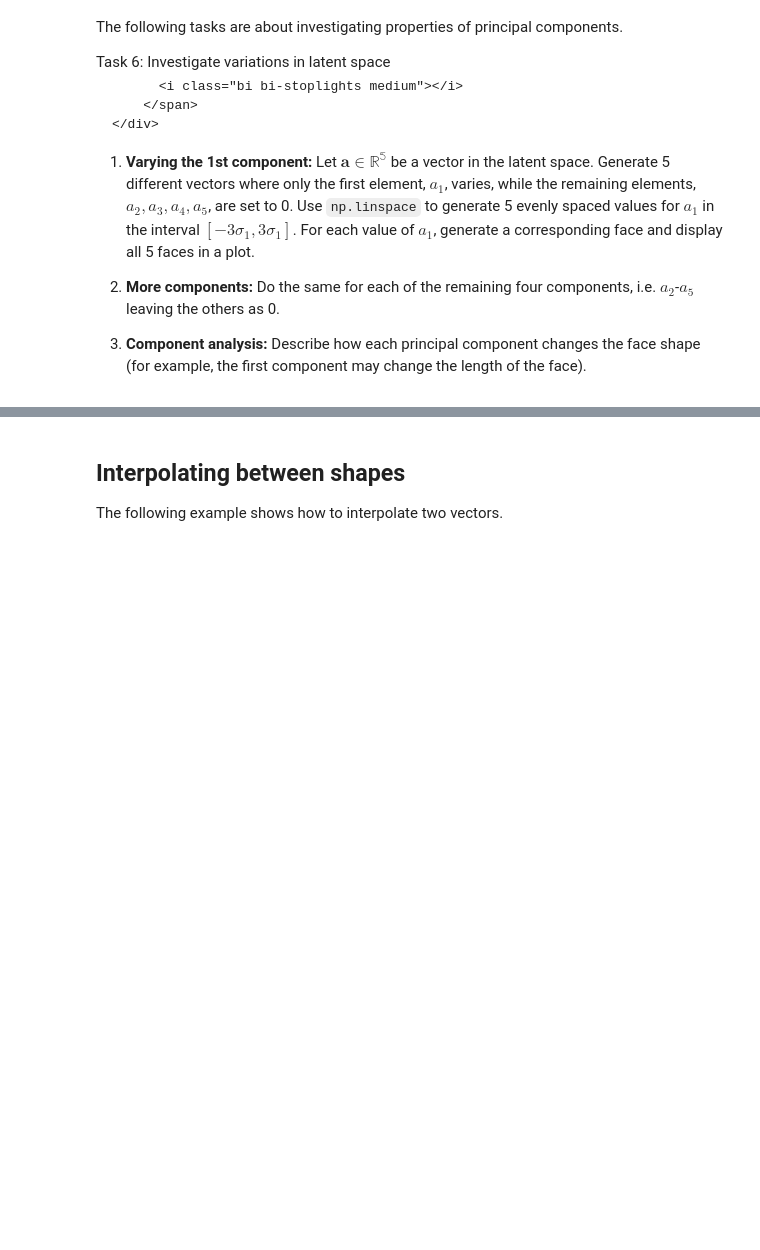
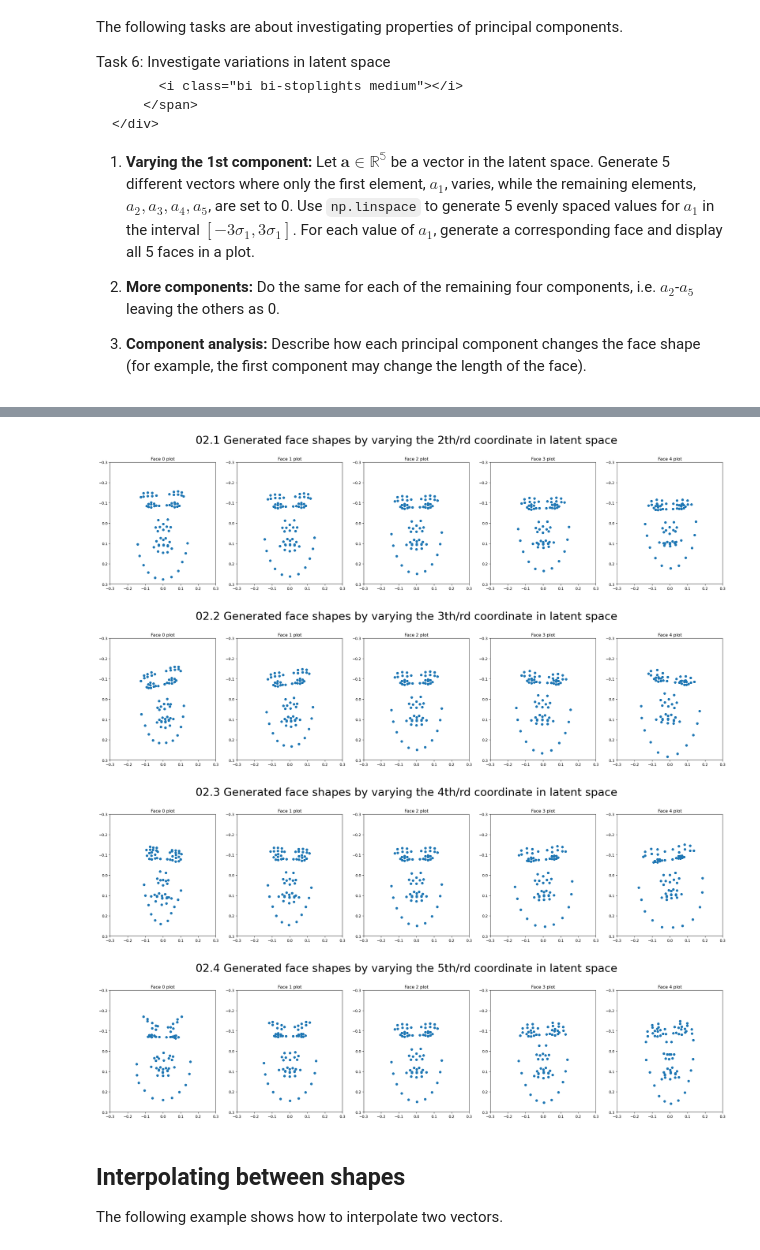
Before and after one commit to BabetteB/iml25-assignments, a Jupyter notebook: PCA/02-shape_generation.ipynb, the cells around one changed output, grey strips where cells are left out. Saved outputs shown, nothing was run; the diff lists cells and outputs as text; code cells hidden in the pictures; blank space fills up the shorter version.

```diff
--- a/PCA/02-shape_generation.ipynb
+++ b/PCA/02-shape_generation.ipynb
@@ -423 +473,15 @@ plot_many_faces(gen_shapes,"Generated face shapes by varying the first coordinat
+# %%
+for i in range(1, 5):
+    vects = []
+    for interval in inters:
+        zeros = np.zeros(5)
+        zeros[i] = interval
+        a = zeros @ phi.T + mu
+        vects.append(a)
+    plot_many_faces(vects,f"02.{i} Generated face shapes by varying the {i+1}th/rd coordinate in latent space")
+# %% [output]
+[figure, added]
+[figure, added]
+[figure, added]
+[figure, added]
 # %%
```
Also changed, not shown: parts of 12 cells of this notebook.
